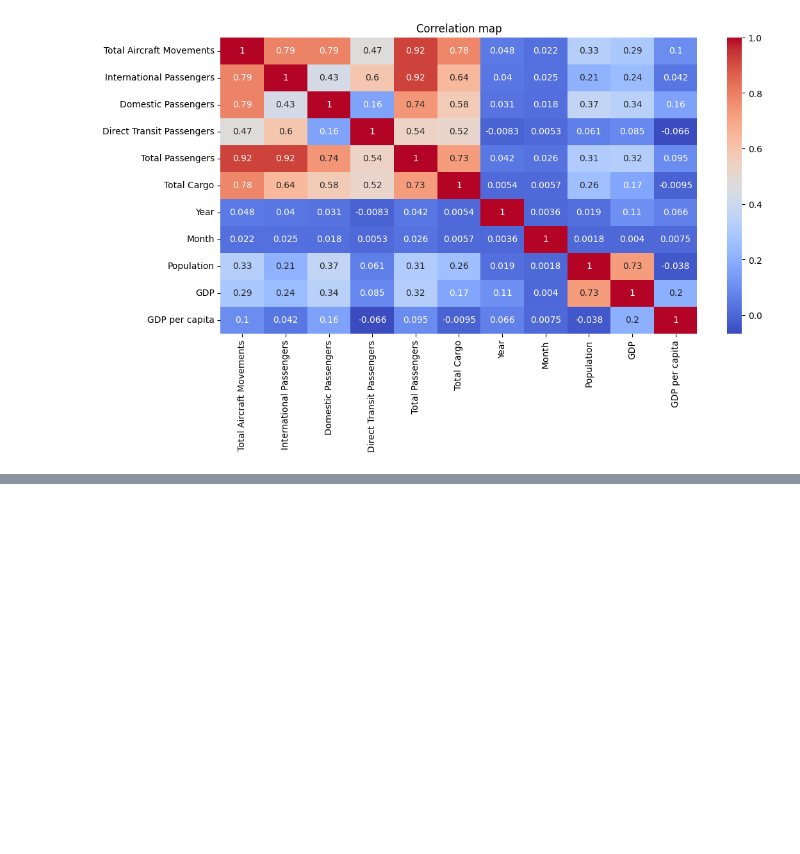
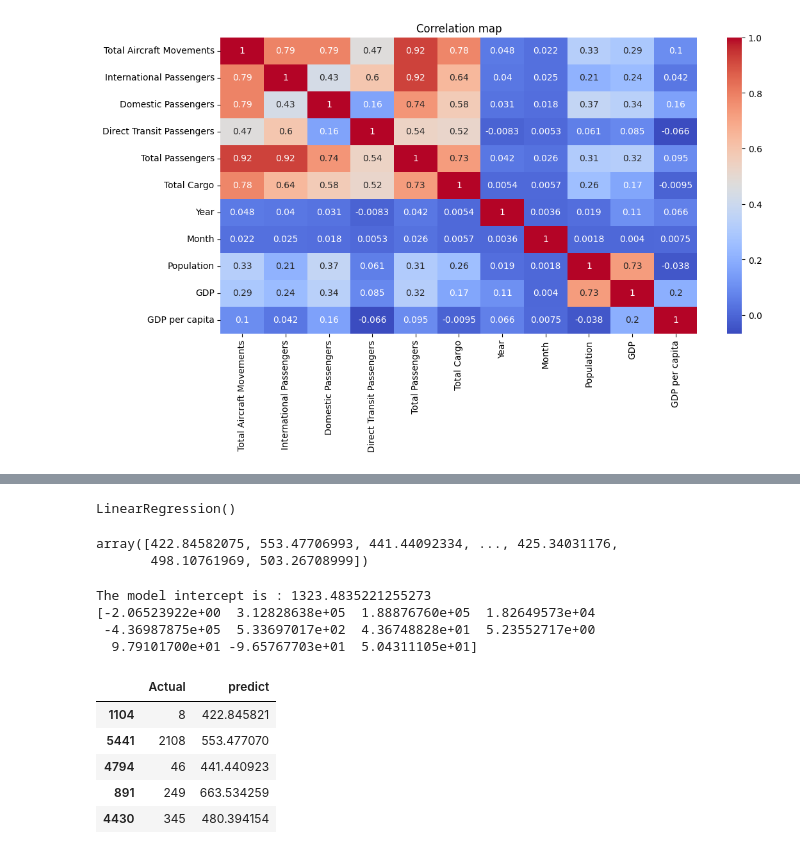
Before and after one commit to MbuyiseloNtando/Flights, a Jupyter notebook: Main_project.ipynb, the cells around one changed output, grey strips where cells are left out. Drawn from its saved outputs; the diff is of its cells as text; code cells hidden in the pictures; blank space fills up the shorter version.

```diff
--- a/Main_project.ipynb
+++ b/Main_project.ipynb
@@ -192,0 +219,29 @@ sns.heatmap(df.corr(numeric_only=True), cmap='coolwarm', annot=True)
+# %%
+model=LinearRegression()
+model.fit(X_train,y_train)
+# %% [output]
+LinearRegression()
+# %%
+y_pred= model.predict(X_test)
+y_pred
+# %% [output]
+array([422.84582075, 553.47706993, 441.44092334, ..., 425.34031176,
+       498.10761969, 503.26708999])
+# %%
+print ("The model intercept is :", model.intercept_)
+print (model.coef_)
+# %% [output]
+The model intercept is : 1323.4835221255273
+[-2.06523922e+00  3.12828638e+05  1.88876760e+05  1.82649573e+04
+ -4.36987875e+05  5.33697017e+02  4.36748828e+01  5.23552717e+00
+  9.79101700e+01 -9.65767703e+01  5.04311105e+01]
+# %%
+compare= pd.DataFrame({'Actual': y_test, 'predict': y_pred})
+compare. head()
+# %% [output]
+|  | Actual | predict |
+| 1104 | 8 | 422.845821 |
+| 5441 | 2108 | 553.477070 |
+| 4794 | 46 | 441.440923 |
+| 891 | 249 | 663.534259 |
+| 4430 | 345 | 480.394154 |
```
Also changed, not shown: parts of 13 cells of this notebook.
